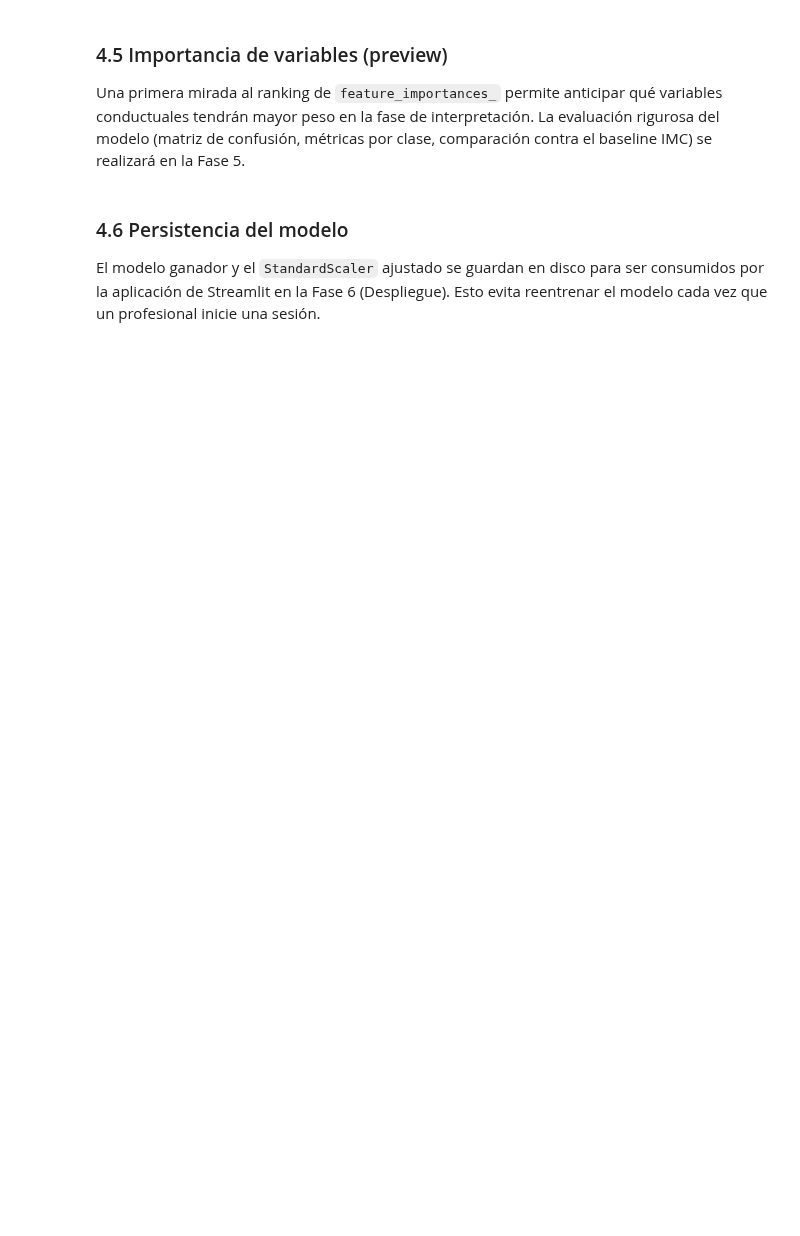
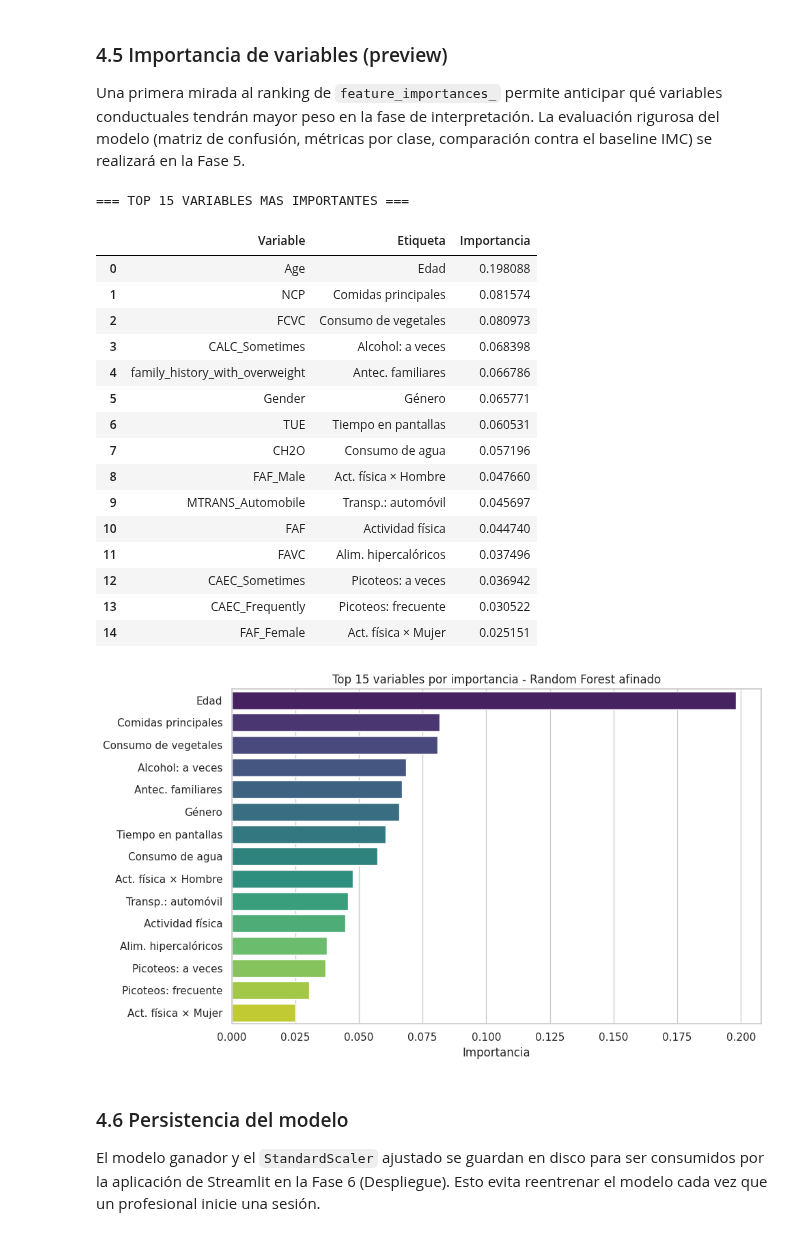
Before and after one commit to DaSilvaCesar/Tp-Ingenieria-Software, a Jupyter notebook: Proyecto_ingenieria_3.ipynb, the cells around one changed output. Cells and saved outputs as stored; diff of their text form; code cells hidden in the pictures; blank space fills up the shorter version.

```diff
--- a/Proyecto_ingenieria_3.ipynb
+++ b/Proyecto_ingenieria_3.ipynb
@@ -1253,24 +1263,48 @@ modelo_final = gs.best_estimator_
 
 Una primera mirada al ranking de `feature_importances_` permite anticipar qué variables conductuales tendrán mayor peso en la fase de interpretación. La evaluación rigurosa del modelo (matriz de confusión, métricas por clase, comparación contra el baseline IMC) se realizará en la Fase 5.
 # %%
-# Ranking de importancia de variables (con etiquetas en español)
+# Ranking de importancia de variables
 importancias = pd.DataFrame({
-    'Variable':     X_train_prep.columns,
-    'Etiqueta':     [etiquetas_completas.get(c, c) for c in X_train_prep.columns],
-    'Importancia':  modelo_final.feature_importances_,
+    'Variable':    X_train_prep.columns,
+    'Etiqueta':    [etiquetas_completas.get(c, c) for c in X_train_prep.columns],
+    'Importancia': modelo_final.feature_importances_,
 }).sort_values('Importancia', ascending=False).reset_index(drop=True)
 
-print('=== TOP 15 VARIABLES MÁS IMPORTANTES ===')
+print('=== TOP 15 VARIABLES MAS IMPORTANTES ===')
 display(importancias.head(15))
 
-# Gráfico con etiquetas en español
+import os
+IN_COLAB = 'google.colab' in str(get_ipython())
+img_dir = '/content/' if IN_COLAB else os.path.join('..', 'app', 'static', 'img')
+os.makedirs(img_dir, exist_ok=True)
+
 plt.figure(figsize=(10, 6))
 sns.barplot(data=importancias.head(15), x='Importancia', y='Etiqueta', palette='viridis')
-plt.title('Top 15 variables por importancia – Random Forest afinado', fontsize=12)
+plt.title('Top 15 variables por importancia - Random Forest afinado', fontsize=12)
 plt.xlabel('Importancia')
 plt.ylabel('')
 plt.tight_layout()
+plt.savefig(os.path.join(img_dir, 'importancias.png'), dpi=150, bbox_inches='tight')
 plt.show()
+# %% [output]
+=== TOP 15 VARIABLES MAS IMPORTANTES ===
+|  | Variable | Etiqueta | Importancia |
+| 0 | Age | Edad | 0.198088 |
+| 1 | NCP | Comidas principales | 0.081574 |
+| 2 | FCVC | Consumo de vegetales | 0.080973 |
+| 3 | CALC_Sometimes | Alcohol: a veces | 0.068398 |
+| 4 | family_history_with_overweight | Antec. familiares | 0.066786 |
+| 5 | Gender | Género | 0.065771 |
+| 6 | TUE | Tiempo en pantallas | 0.060531 |
+| 7 | CH2O | Consumo de agua | 0.057196 |
+| 8 | FAF_Male | Act. física × Hombre | 0.047660 |
+| 9 | MTRANS_Automobile | Transp.: automóvil | 0.045697 |
+| 10 | FAF | Actividad física | 0.044740 |
+| 11 | FAVC | Alim. hipercalóricos | 0.037496 |
+| 12 | CAEC_Sometimes | Picoteos: a veces | 0.036942 |
+| 13 | CAEC_Frequently | Picoteos: frecuente | 0.030522 |
+| 14 | FAF_Female | Act. física × Mujer | 0.025151 |
+[figure, added]
 # %% [markdown]
 ### 4.6 Persistencia del modelo
 
```
Also changed, not shown: parts of 17 cells of this notebook, 15 other files.
